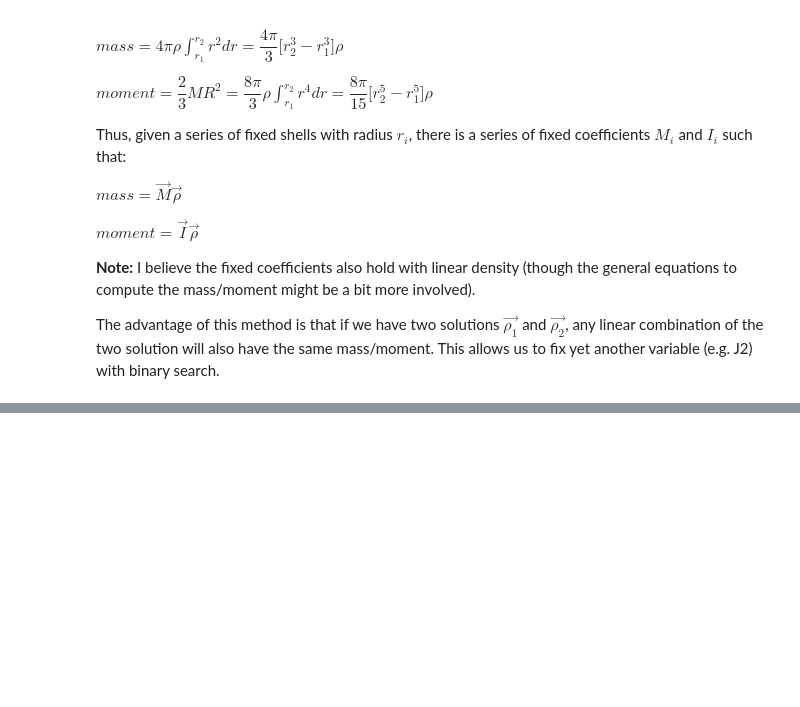
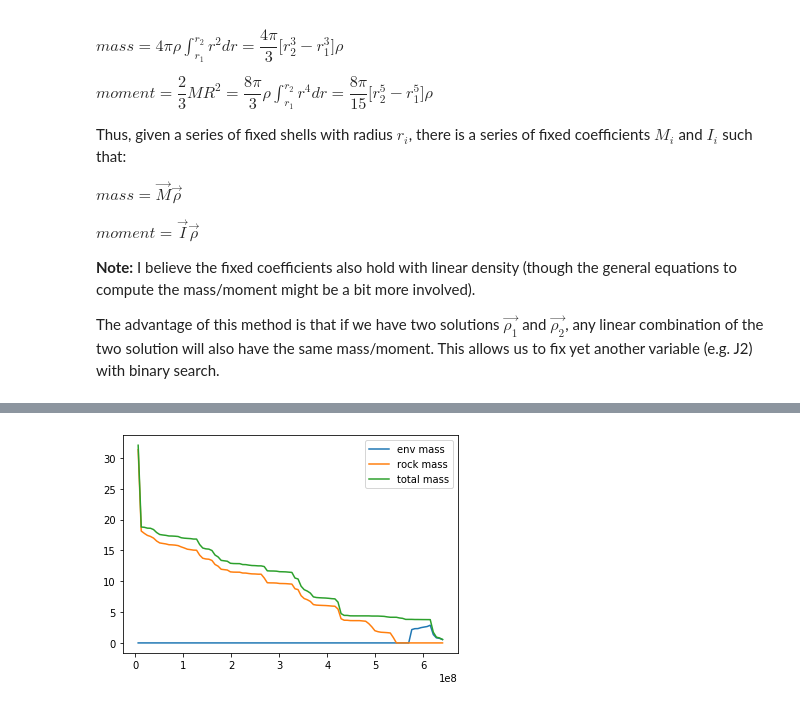
Before and after one commit to podolak/mcplanet, a Jupyter notebook: random_models.ipynb, the cells around one changed output, grey strips where cells are left out. Cells and saved outputs as stored; diff of their text form; code cells hidden in the pictures; blank space fills up the shorter version.

```diff
--- a/random_models.ipynb
+++ b/random_models.ipynb
@@ -259,0 +360,6 @@ compute_moment(model)
+# %%
+plot_model((inter._shells, env[1]*inter._rho), label ="env mass")
+plot_model((inter._shells, rock[1]*inter._rho), "rock mass")
+plot_model(model, label="total mass")
+# %% [output]
+[figure, added]
```
Also changed, not shown: parts of 7 cells of this notebook.
